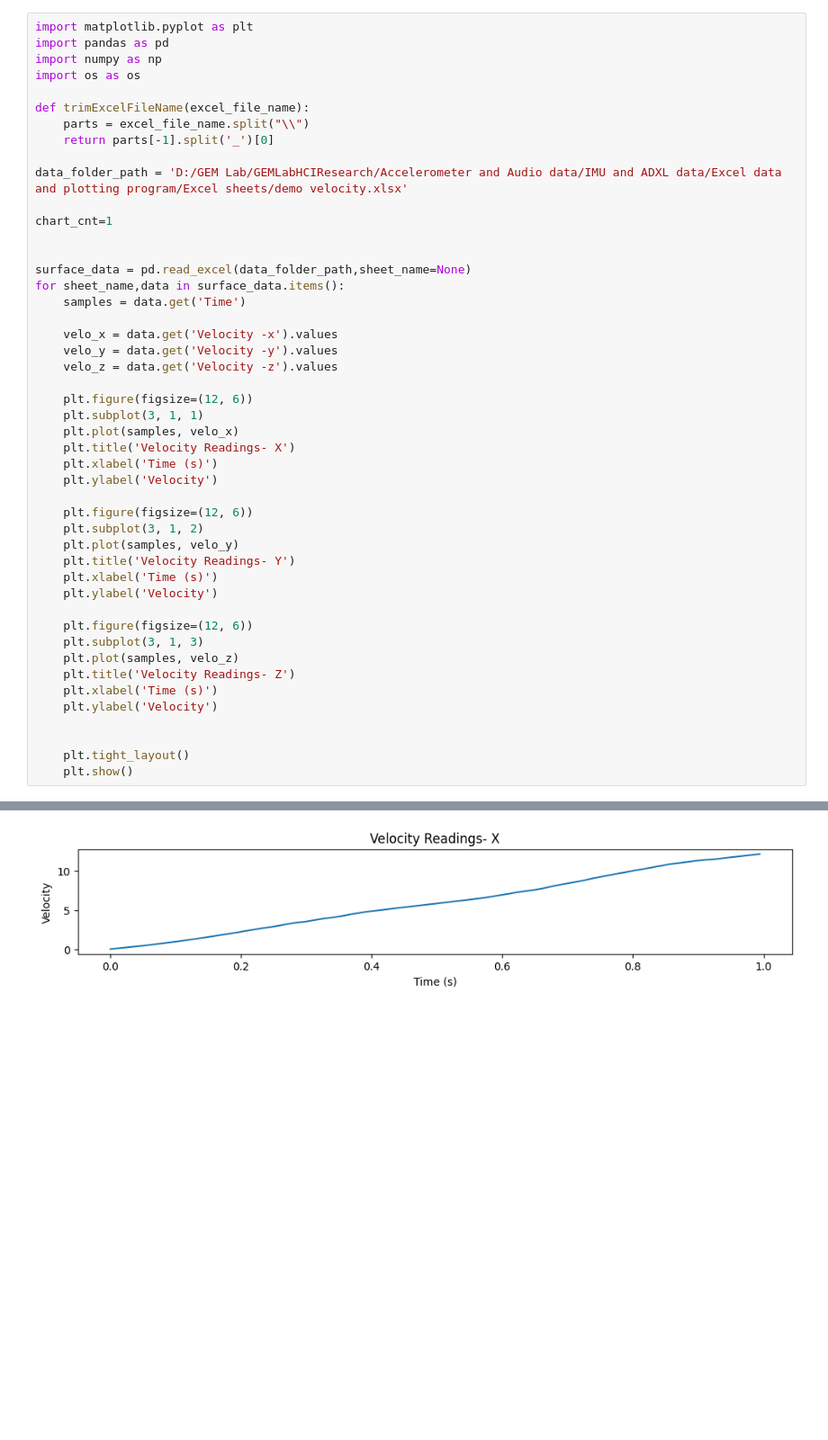
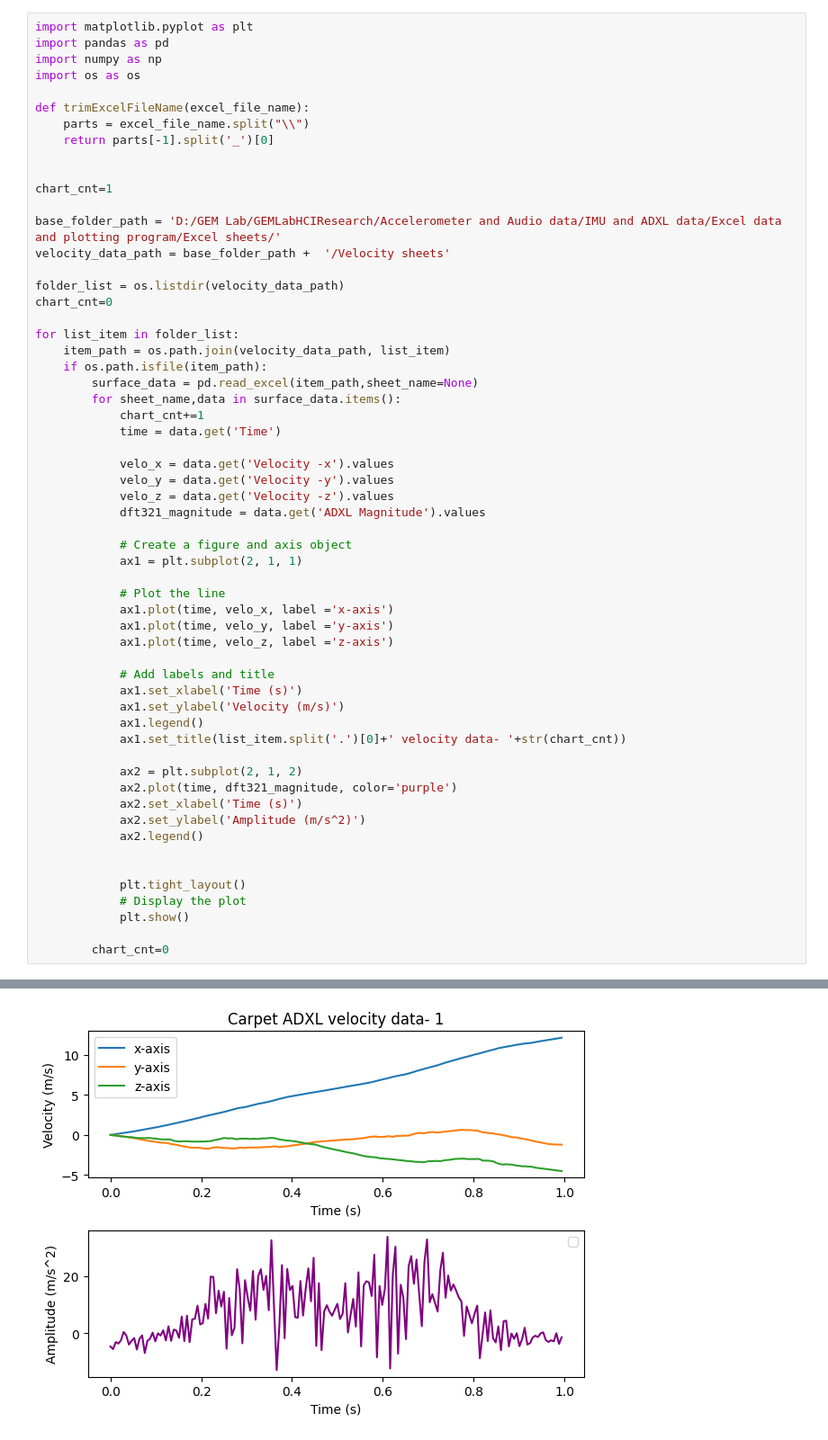
Before and after one commit to AayzStha37/GEMLabHCIResearch, a Jupyter notebook: Accelerometer and Audio data/IMU and ADXL data/Excel data and plotting program/Plot programs/Jupyter notebook progs/Velocity graph generator.ipynb, the cells around one changed output, grey strips where cells are left out. Shown: that part at 90% size. Saved outputs shown, nothing was run; the diff lists cells and outputs as text; blank space fills up the shorter version.

Commit message:
velocity generaotr program updated

```diff
--- a/Accelerometer and Audio data/IMU and ADXL data/Excel data and plotting program/Plot programs/Jupyter notebook progs/Velocity graph generator.ipynb
+++ b/Accelerometer and Audio data/IMU and ADXL data/Excel data and plotting program/Plot programs/Jupyter notebook progs/Velocity graph generator.ipynb
@@ -8,41 +8,52 @@ def trimExcelFileName(excel_file_name):
     parts = excel_file_name.split("\\")
     return parts[-1].split('_')[0]
 
-data_folder_path = 'D:/GEM Lab/GEMLabHCIResearch/Accelerometer and Audio data/IMU and ADXL data/Excel data and plotting program/Excel sheets/demo velocity.xlsx'
 
 chart_cnt=1
 
+base_folder_path = 'D:/GEM Lab/GEMLabHCIResearch/Accelerometer and Audio data/IMU and ADXL data/Excel data and plotting program/Excel sheets/'
+velocity_data_path = base_folder_path +  '/Velocity sheets'
 
-surface_data = pd.read_excel(data_folder_path,sheet_name=None)
-for sheet_name,data in surface_data.items():
-    samples = data.get('Time')
+folder_list = os.listdir(velocity_data_path)
+chart_cnt=0
 
-    velo_x = data.get('Velocity -x').values
-    velo_y = data.get('Velocity -y').values
-    velo_z = data.get('Velocity -z').values
+for list_item in folder_list:
+    item_path = os.path.join(velocity_data_path, list_item)
+    if os.path.isfile(item_path):
+        surface_data = pd.read_excel(item_path,sheet_name=None)
+        for sheet_name,data in surface_data.items():
+            chart_cnt+=1
+            time = data.get('Time')
 
-    plt.figure(figsize=(12, 6))
-    plt.subplot(3, 1, 1)
-    plt.plot(samples, velo_x)
-    plt.title('Velocity Readings- X')
-    plt.xlabel('Time (s)')
-    plt.ylabel('Velocity')
+            velo_x = data.get('Velocity -x').values
+            velo_y = data.get('Velocity -y').values
+            velo_z = data.get('Velocity -z').values
+            dft321_magnitude = data.get('ADXL Magnitude').values
 
-    plt.figure(figsize=(12, 6))
-    plt.subplot(3, 1, 2)
-    plt.plot(samples, velo_y)
-    plt.title('Velocity Readings- Y')
-    plt.xlabel('Time (s)')
-    plt.ylabel('Velocity')
+            # Create a figure and axis object
+            ax1 = plt.subplot(2, 1, 1)
 
-    plt.figure(figsize=(12, 6))
-    plt.subplot(3, 1, 3)
-    plt.plot(samples, velo_z)
-    plt.title('Velocity Readings- Z')
-    plt.xlabel('Time (s)')
-    plt.ylabel('Velocity')
+            # Plot the line
+            ax1.plot(time, velo_x, label ='x-axis')
+            ax1.plot(time, velo_y, label ='y-axis')
+            ax1.plot(time, velo_z, label ='z-axis')
+
+            # Add labels and title
+            ax1.set_xlabel('Time (s)')
+            ax1.set_ylabel('Velocity (m/s)')
+            ax1.legend()
+            ax1.set_title(list_item.split('.')[0]+' velocity data- '+str(chart_cnt))
+
+            ax2 = plt.subplot(2, 1, 2)
+            ax2.plot(time, dft321_magnitude, color='purple')
+            ax2.set_xlabel('Time (s)')
+            ax2.set_ylabel('Amplitude (m/s^2)')
+            ax2.legend()
 
 
-    plt.tight_layout()
-    plt.show()
+            plt.tight_layout()
+            # Display the plot
+            plt.show()
+
+        chart_cnt=0
 # %% [output]
@@ -49 +61 @@ for sheet_name,data in surface_data.items():
-[figure, old version]
+[figure, new version]
```
Also changed, not shown: parts of 1 cell of this notebook, 4 other files.
